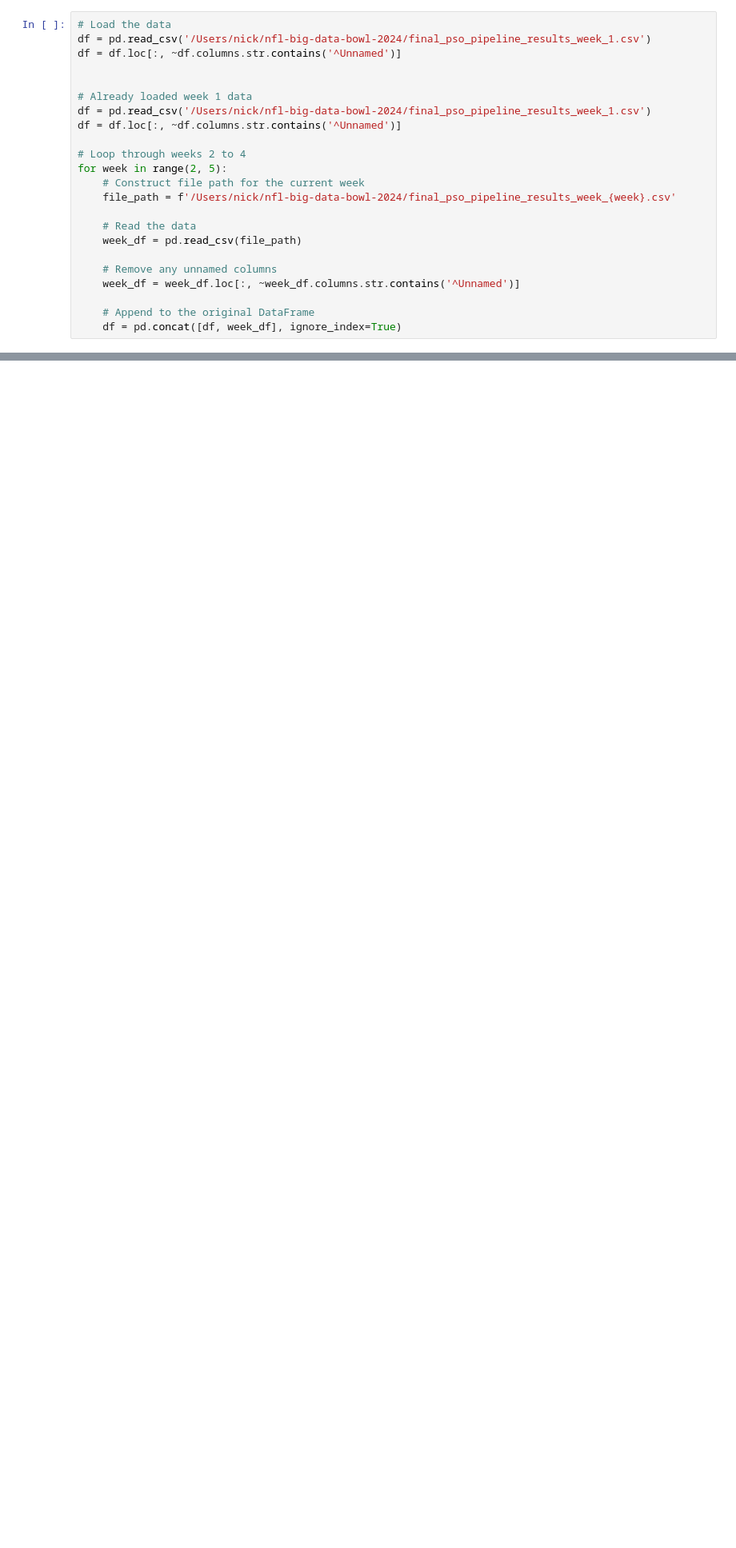
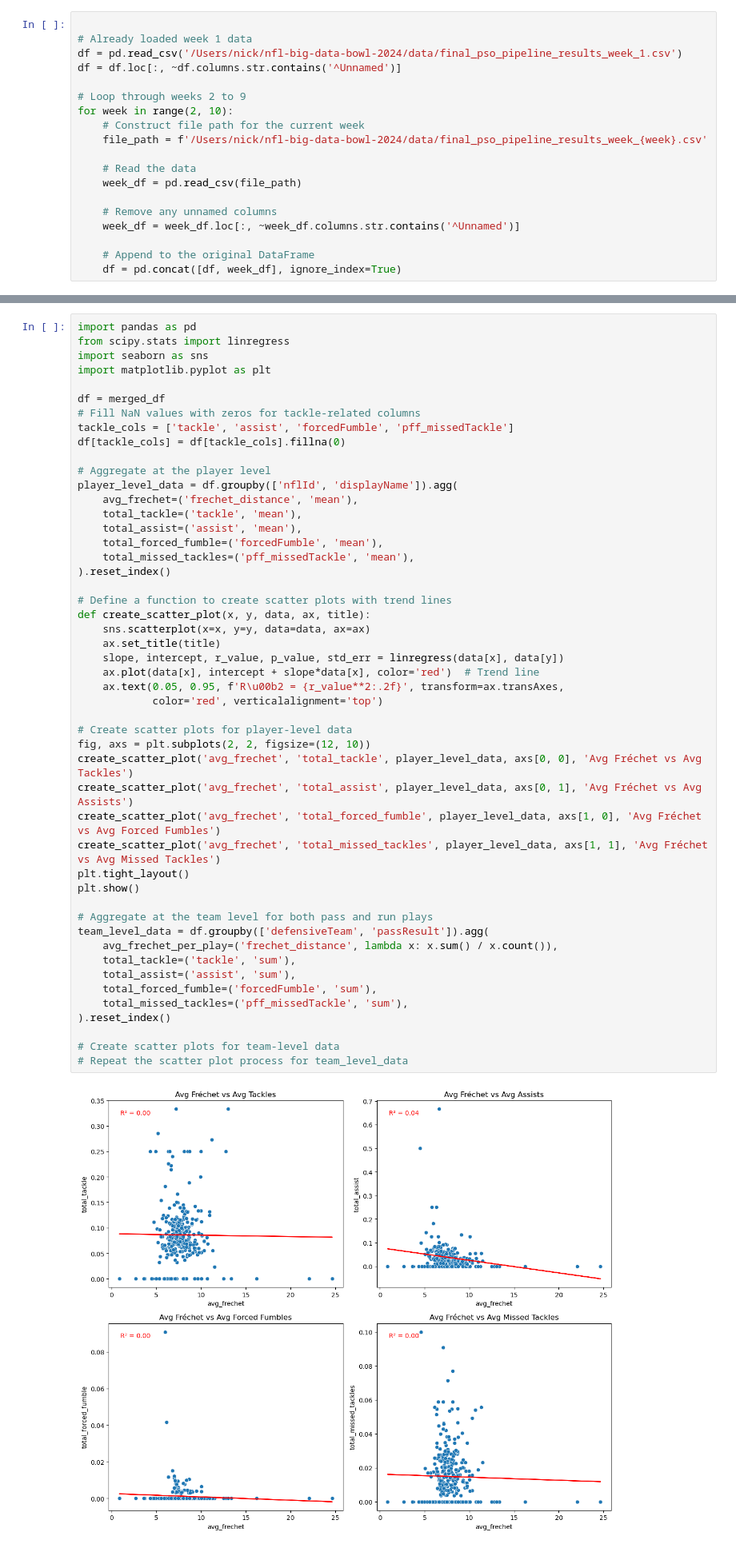
Before and after one commit to tbryan2/nfl-big-data-bowl-2024, a Jupyter notebook: notebooks/analyze_pso.ipynb, the cells around one changed output, grey strips where cells are left out. Shown at 80% size. Cells and saved outputs as stored; diff of their text form; blank space fills up the shorter version.

```diff
--- a/notebooks/analyze_pso.ipynb
+++ b/notebooks/analyze_pso.ipynb
@@ -12,17 +95,13 @@ warnings.filterwarnings('ignore', category=FutureWarning)
 # %%
-# Load the data
-df = pd.read_csv('/Users/nick/nfl-big-data-bowl-2024/final_pso_pipeline_results_week_1.csv')
+
+# Already loaded week 1 data
+df = pd.read_csv('/Users/nick/nfl-big-data-bowl-2024/data/final_pso_pipeline_results_week_1.csv')
 df = df.loc[:, ~df.columns.str.contains('^Unnamed')]
 
-
-# Already loaded week 1 data
-df = pd.read_csv('/Users/nick/nfl-big-data-bowl-2024/final_pso_pipeline_results_week_1.csv')
-df = df.loc[:, ~df.columns.str.contains('^Unnamed')]
-
-# Loop through weeks 2 to 4
-for week in range(2, 5):
+# Loop through weeks 2 to 9
+for week in range(2, 10):
     # Construct file path for the current week
-    file_path = f'/Users/nick/nfl-big-data-bowl-2024/final_pso_pipeline_results_week_{week}.csv'
+    file_path = f'/Users/nick/nfl-big-data-bowl-2024/data/final_pso_pipeline_results_week_{week}.csv'
 
     # Read the data
     week_df = pd.read_csv(file_path)
@@ -88,0 +192,51 @@ memory usage: 1.8+ MB
+# %%
+import pandas as pd
+from scipy.stats import linregress
+import seaborn as sns
+import matplotlib.pyplot as plt
+
+df = merged_df
+# Fill NaN values with zeros for tackle-related columns
+tackle_cols = ['tackle', 'assist', 'forcedFumble', 'pff_missedTackle']
+df[tackle_cols] = df[tackle_cols].fillna(0)
+
+# Aggregate at the player level
+player_level_data = df.groupby(['nflId', 'displayName']).agg(
+    avg_frechet=('frechet_distance', 'mean'),
+    total_tackle=('tackle', 'mean'),
+    total_assist=('assist', 'mean'),
+    total_forced_fumble=('forcedFumble', 'mean'),
+    total_missed_tackles=('pff_missedTackle', 'mean'),
+).reset_index()
+
+# Define a function to create scatter plots with trend lines
+def create_scatter_plot(x, y, data, ax, title):
+    sns.scatterplot(x=x, y=y, data=data, ax=ax)
+    ax.set_title(title)
+    slope, intercept, r_value, p_value, std_err = linregress(data[x], data[y])
+    ax.plot(data[x], intercept + slope*data[x], color='red')  # Trend line
+    ax.text(0.05, 0.95, f'R\u00b2 = {r_value**2:.2f}', transform=ax.transAxes,
+            color='red', verticalalignment='top')
+
+# Create scatter plots for player-level data
+fig, axs = plt.subplots(2, 2, figsize=(12, 10))
+create_scatter_plot('avg_frechet', 'total_tackle', player_level_data, axs[0, 0], 'Avg Fréchet vs Avg Tackles')
+create_scatter_plot('avg_frechet', 'total_assist', player_level_data, axs[0, 1], 'Avg Fréchet vs Avg Assists')
+create_scatter_plot('avg_frechet', 'total_forced_fumble', player_level_data, axs[1, 0], 'Avg Fréchet vs Avg Forced Fumbles')
+create_scatter_plot('avg_frechet', 'total_missed_tackles', player_level_data, axs[1, 1], 'Avg Fréchet vs Avg Missed Tackles')
+plt.tight_layout()
+plt.show()
+
+# Aggregate at the team level for both pass and run plays
+team_level_data = df.groupby(['defensiveTeam', 'passResult']).agg(
+    avg_frechet_per_play=('frechet_distance', lambda x: x.sum() / x.count()),
+    total_tackle=('tackle', 'sum'),
+    total_assist=('assist', 'sum'),
+    total_forced_fumble=('forcedFumble', 'sum'),
+    total_missed_tackles=('pff_missedTackle', 'sum'),
+).reset_index()
+
+# Create scatter plots for team-level data
+# Repeat the scatter plot process for team_level_data
+# %% [output]
+[figure, added]
```
Also changed, not shown: parts of 24 cells of this notebook, 1 other file.
